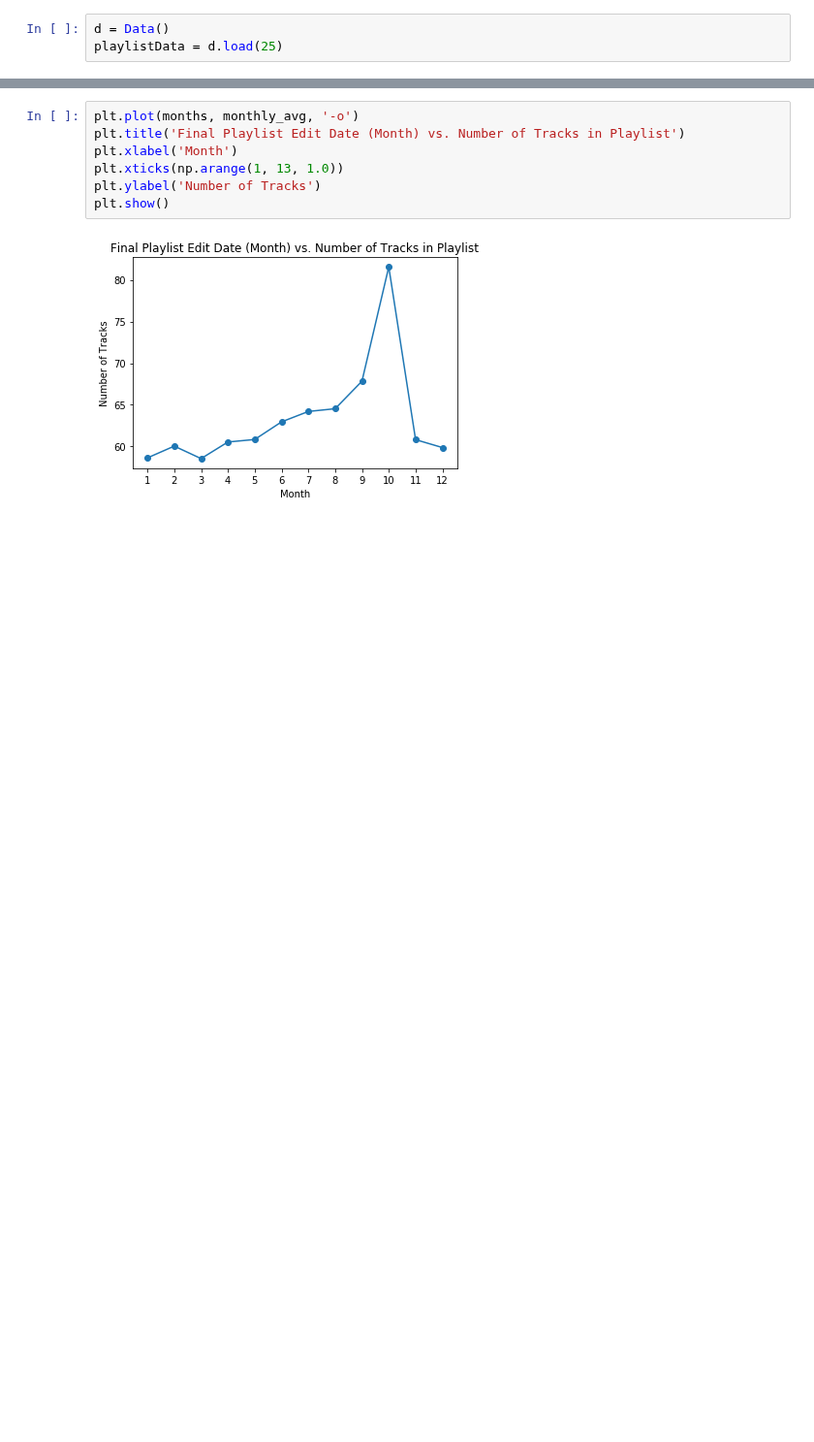
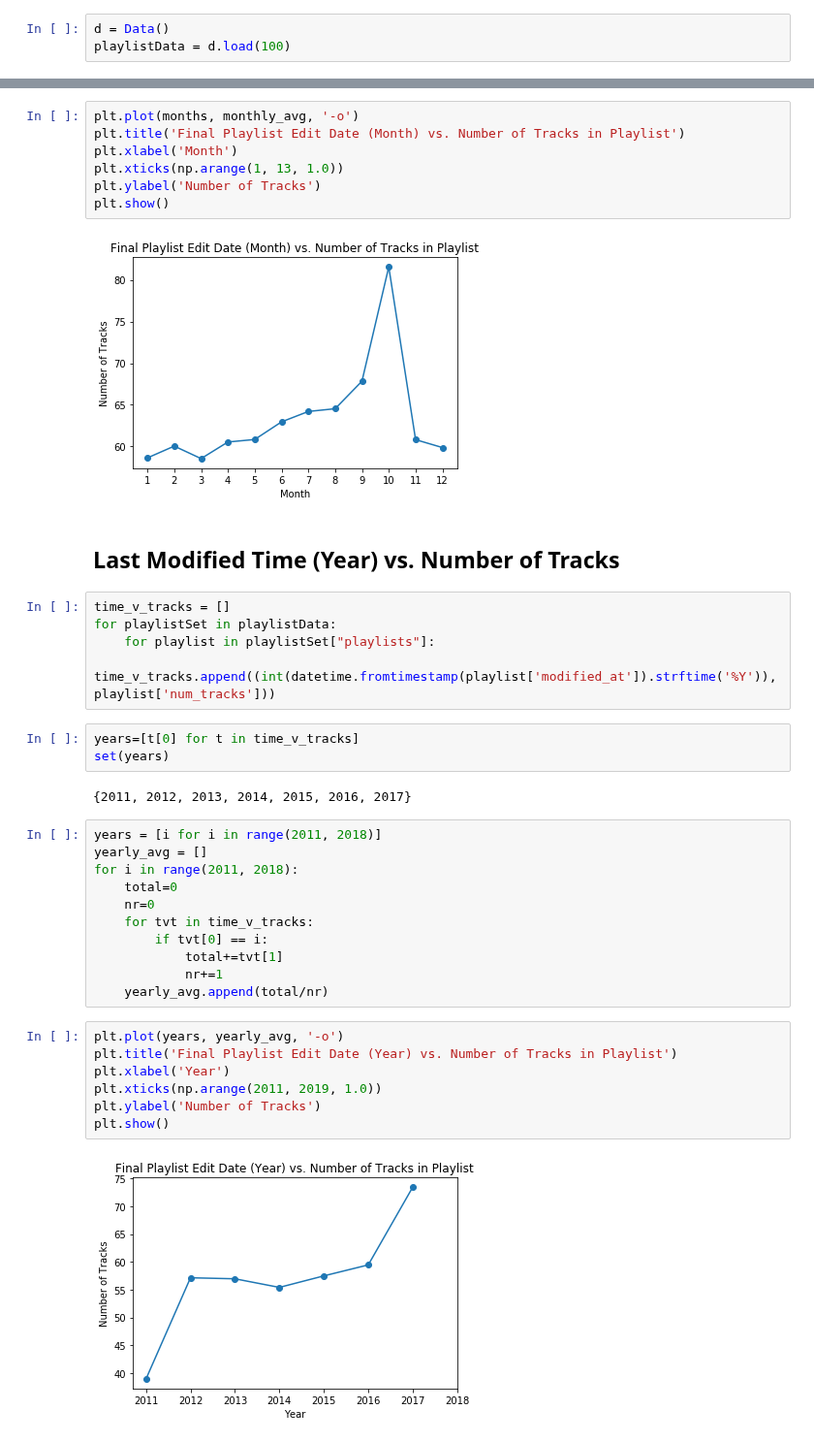
Before and after one commit to adamkhazi/one-million-playlists, a Jupyter notebook: exploration/basic.ipynb, the cells around one changed output, grey strips where cells are left out. Shown at 97% size. Cells and saved outputs as stored; diff of their text form; blank space fills up the shorter version.

Commit message:
year vs tracks

```diff
--- a/exploration/basic.ipynb
+++ b/exploration/basic.ipynb
@@ -17,7 +17,7 @@ with open(path_to_data_win + "mpd.slice.0-999.json") as f:
     data = json.load(f)
 # %%
 d = Data()
-playlistData = d.load(25)
+playlistData = d.load(100)
 # %%
 type(playlistData)
 # %% [output]
@@ -266,3 +266,35 @@ plt.ylabel('Number of Tracks')
 plt.show()
 # %% [output]
 [figure]
+# %% [markdown]
+## Last Modified Time (Year) vs. Number of Tracks
+# %%
+time_v_tracks = []
+for playlistSet in playlistData:
+    for playlist in playlistSet["playlists"]:
+        time_v_tracks.append((int(datetime.fromtimestamp(playlist['modified_at']).strftime('%Y')), playlist['num_tracks']))
+# %%
+years=[t[0] for t in time_v_tracks]
+set(years)
+# %% [output]
+{2011, 2012, 2013, 2014, 2015, 2016, 2017}
+# %%
+years = [i for i in range(2011, 2018)]
+yearly_avg = []
+for i in range(2011, 2018):
+    total=0
+    nr=0
+    for tvt in time_v_tracks:
+        if tvt[0] == i:
+            total+=tvt[1]
+            nr+=1
+    yearly_avg.append(total/nr)
+# %%
+plt.plot(years, yearly_avg, '-o')
+plt.title('Final Playlist Edit Date (Year) vs. Number of Tracks in Playlist')
+plt.xlabel('Year')
+plt.xticks(np.arange(2011, 2019, 1.0))
+plt.ylabel('Number of Tracks')
+plt.show()
+# %% [output]
+[figure, added]
```
